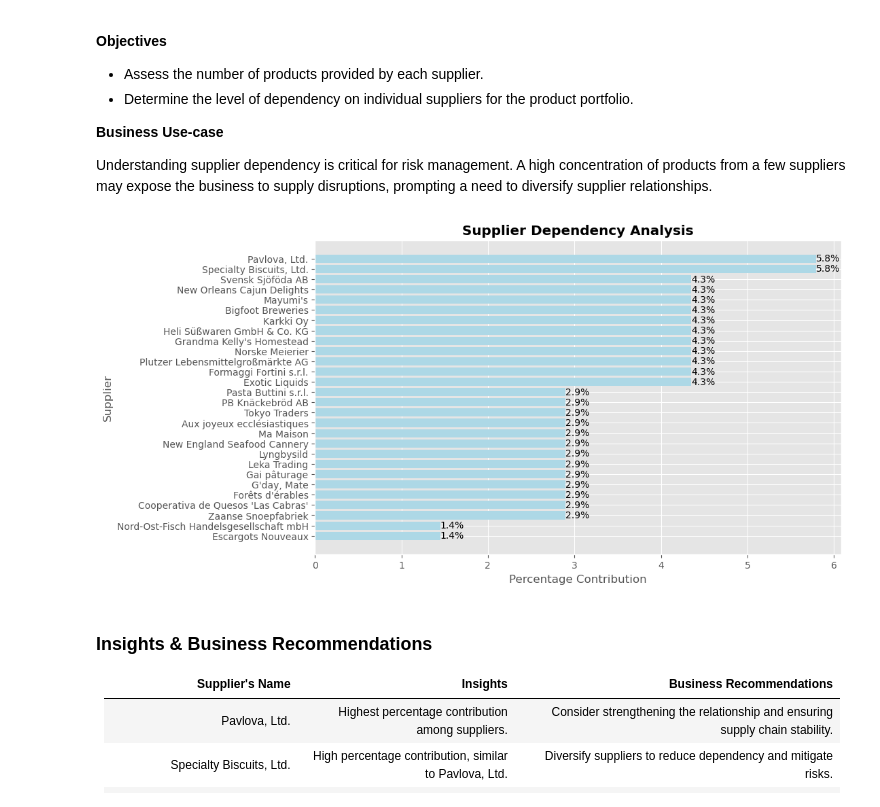
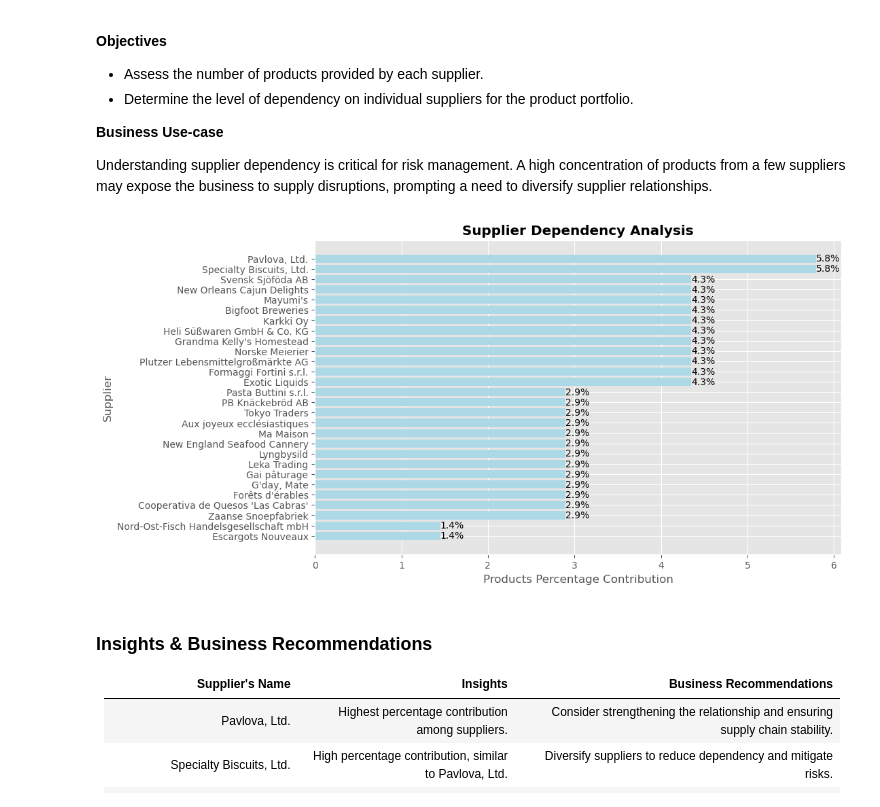
Before and after one commit to Waleed18574/Python-Project-Analyzing-Northwind-Data, a Jupyter notebook: notebook/Suppliers-Analysis.ipynb, the cells around one changed output. Cells and saved outputs as stored; diff of their text form; code cells hidden in the pictures.

```diff
--- a/notebook/Suppliers-Analysis.ipynb
+++ b/notebook/Suppliers-Analysis.ipynb
@@ -81,6 +81,6 @@ products["UndiscountedUnitPrice"] = products["UndiscountedUnitPrice"].str.replac
 orders["OrderDate"] = pd.to_datetime(orders["OrderDate"])
 orders["ShippedDate"] = pd.to_datetime(orders["ShippedDate"])
 orders["RequiredDate"] = pd.to_datetime(orders["RequiredDate"])
-orders['ShippingTime'] = (orders['ShippedDate'] - orders['OrderDate']).dt.days
+orders['ShippingTime(Days)'] = (orders['ShippedDate'] - orders['OrderDate']).dt.days
 
 orders.rename(columns={"ShipVia":"ShipperID"}, inplace=True)
@@ -201,30 +217,30 @@ Understanding supplier dependency is critical for risk management. A high concen
 # %%
 supplier_products = (
     suppliers_analysis.groupby("SupplierName")["ProductID"].nunique().reset_index()
     .rename(columns={"ProductID":"UniqueProducts"})
     .sort_values("UniqueProducts", ascending=False)
 )
 supplier_products['ProductPercentage'] = supplier_products['UniqueProducts'] / supplier_products['UniqueProducts'].sum() * 100
 
 
 supplier_products.sort_values("ProductPercentage", inplace=True)
 
 # Plot using object-oriented approach (Horizontal bar chart)
 fig, ax = plt.subplots(figsize=(10, 6))
 bars = ax.barh(supplier_products["SupplierName"], supplier_products["ProductPercentage"], color="lightblue") #color=plt.cm.Paired.colors
 
 # Show values at the end of the bars
 for bar in bars:
     ax.text(bar.get_width(), bar.get_y() + bar.get_height() / 2, f'{bar.get_width():.1f}%',
             va='center', ha='left', color='black')
 
 # Make title bold
 ax.set_title("Supplier Dependency Analysis", fontweight='bold')
-ax.set_xlabel("Percentage Contribution")
+ax.set_xlabel("Products Percentage Contribution")
 ax.set_ylabel("Supplier")
 plt.show()
 # %% [output]
-[figure, old version]
+[figure, new version]
 # %% [markdown]
 ### **Insights & Business Recommendations**
 
```
Also changed, not shown: parts of 17 cells of this notebook, 1 other file.
